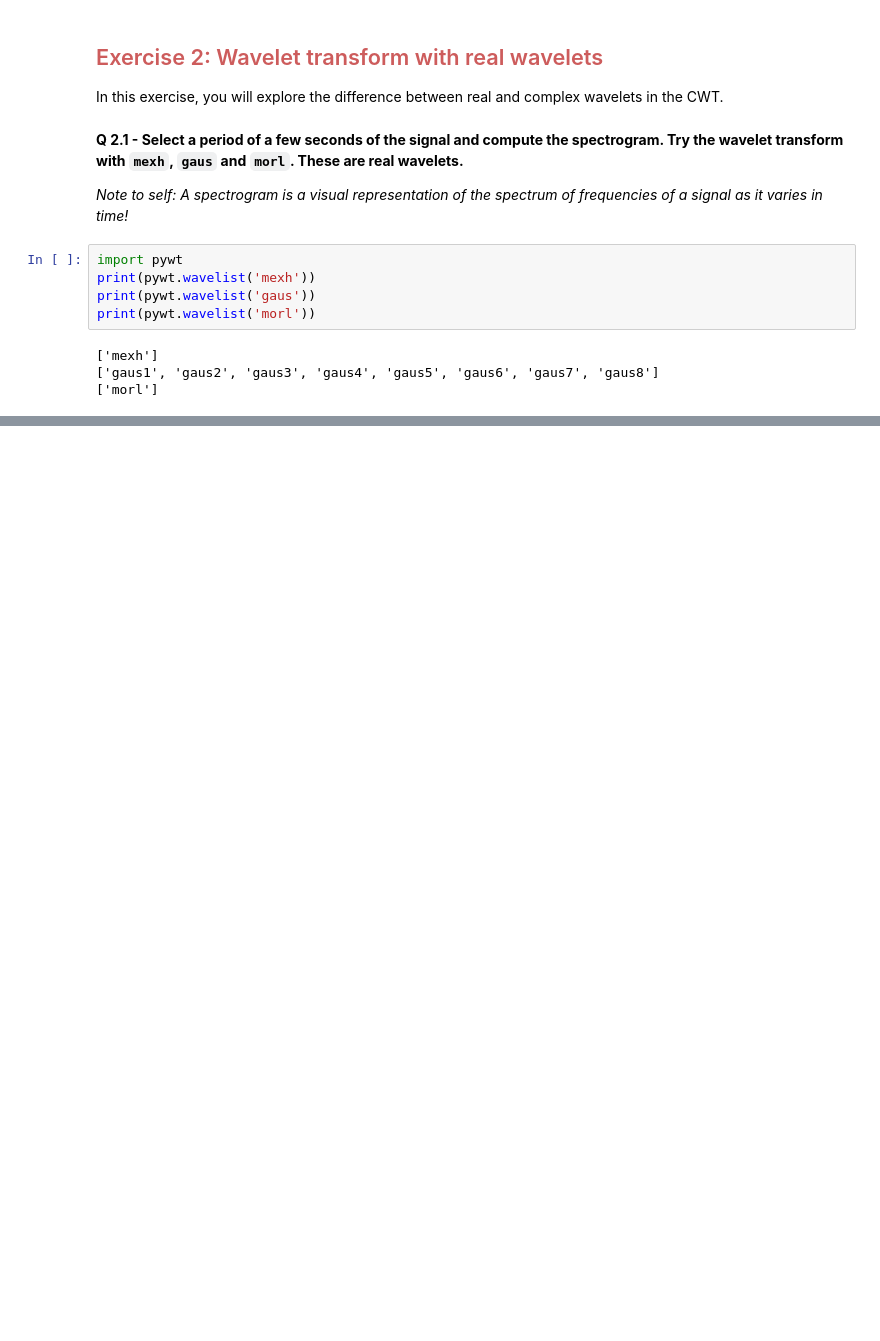
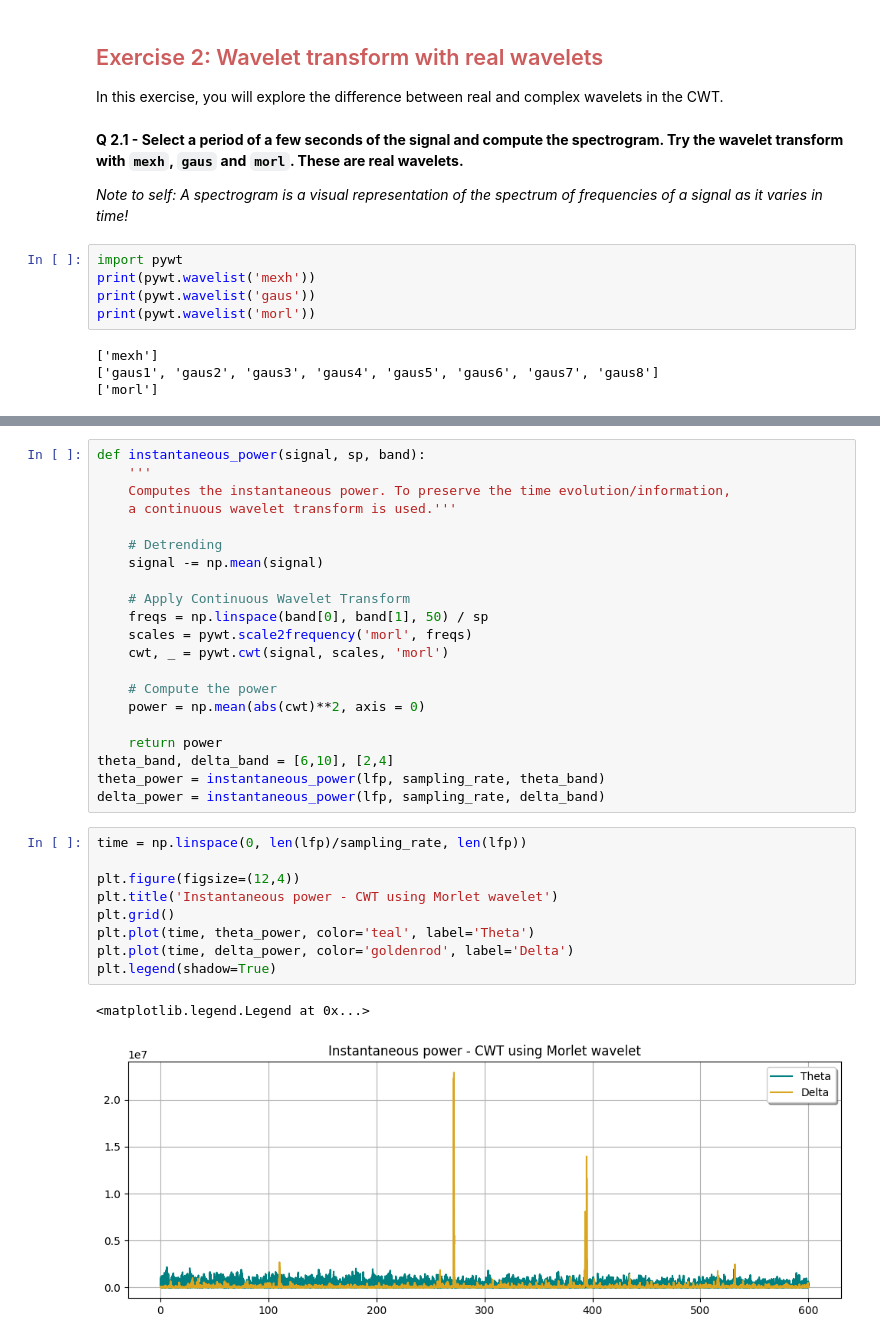
Before and after one commit to DanielaOS/NeuralAnalysis, a Jupyter notebook: neural-data-master/01-local_field_potential/LFP_exercises_mine.ipynb, the cells around one changed output, grey strips where cells are left out. Drawn from its saved outputs; the diff is of its cells as text; blank space fills up the shorter version.

```diff
--- a/neural-data-master/01-local_field_potential/LFP_exercises_mine.ipynb
+++ b/neural-data-master/01-local_field_potential/LFP_exercises_mine.ipynb
@@ -208,0 +184,33 @@ Text(0, 0.5, 'Power')
+# %%
+def instantaneous_power(signal, sp, band):
+    '''
+    Computes the instantaneous power. To preserve the time evolution/information,
+    a continuous wavelet transform is used.'''
+
+    # Detrending
+    signal -= np.mean(signal)
+
+    # Apply Continuous Wavelet Transform
+    freqs = np.linspace(band[0], band[1], 50) / sp
+    scales = pywt.scale2frequency('morl', freqs)
+    cwt, _ = pywt.cwt(signal, scales, 'morl')
+
+    # Compute the power
+    power = np.mean(abs(cwt)**2, axis = 0)
+
+    return power
+theta_band, delta_band = [6,10], [2,4]
+theta_power = instantaneous_power(lfp, sampling_rate, theta_band)
+delta_power = instantaneous_power(lfp, sampling_rate, delta_band)
+# %%
+time = np.linspace(0, len(lfp)/sampling_rate, len(lfp))
+
+plt.figure(figsize=(12,4))
+plt.title('Instantaneous power - CWT using Morlet wavelet')
+plt.grid()
+plt.plot(time, theta_power, color='teal', label='Theta')
+plt.plot(time, delta_power, color='goldenrod', label='Delta')
+plt.legend(shadow=True)
+# %% [output]
+<matplotlib.legend.Legend at 0x...>
+[figure, added]
```
Also changed, not shown: parts of 16 cells of this notebook, 1 other file.
